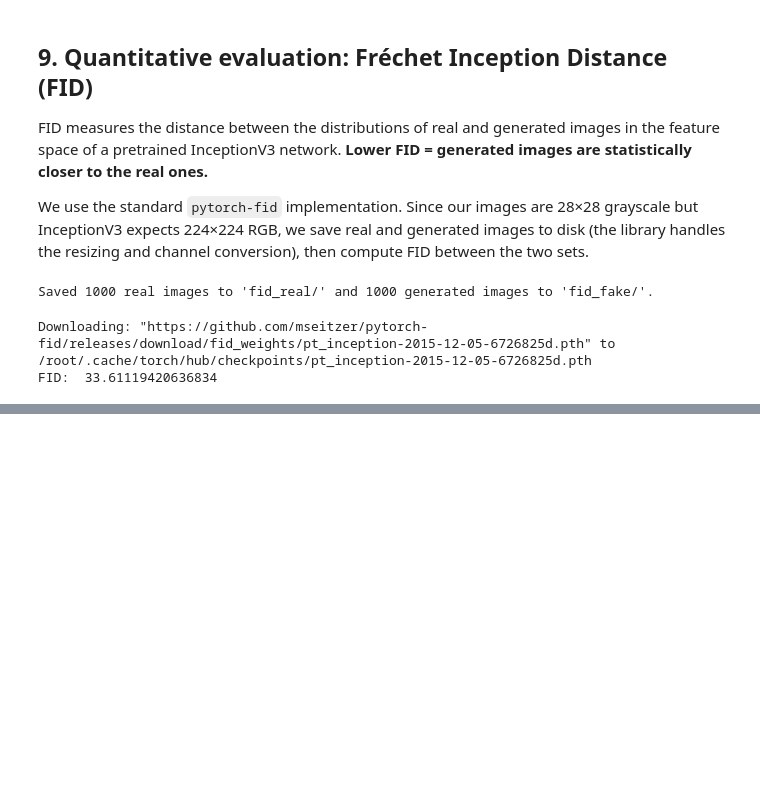
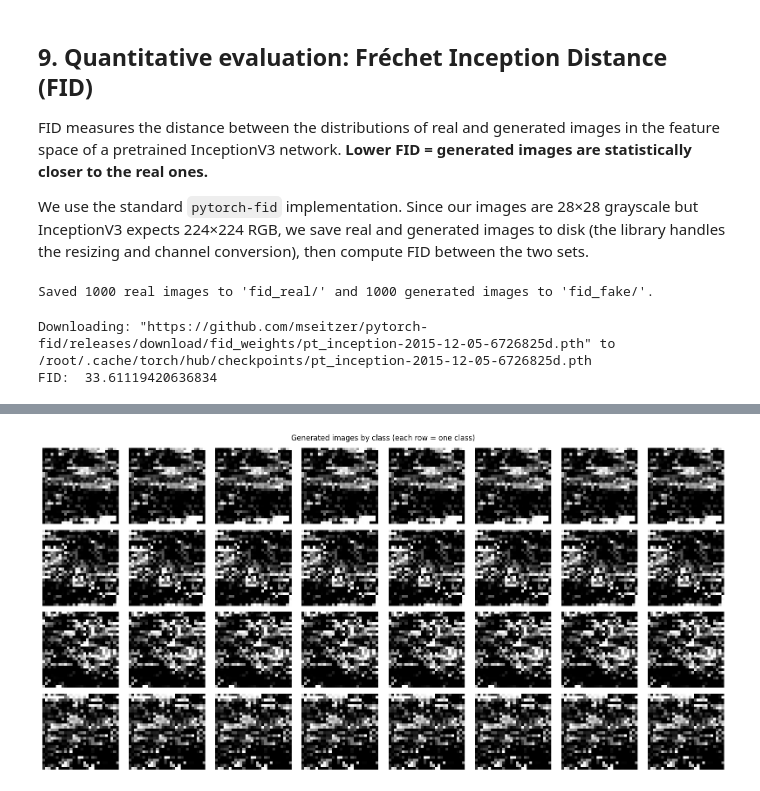
Before and after one commit to iisratislam/Generative_Modeling_Case-Study, a Jupyter notebook: part2_octmnist_gan.ipynb, the cells around one changed output, grey strips where cells are left out. Drawn from its saved outputs; the diff is of its cells as text; code cells hidden in the pictures; blank space fills up the shorter version.

```diff
--- a/part2_octmnist_gan.ipynb
+++ b/part2_octmnist_gan.ipynb
@@ -494,0 +758,4 @@ FID:  33.61119420636834
+# %%
+show_per_class(gen, N_CLASSES, NOISE_DIM)
+# %% [output]
+[figure, added]
```
Also changed, not shown: parts of 5 cells of this notebook.
